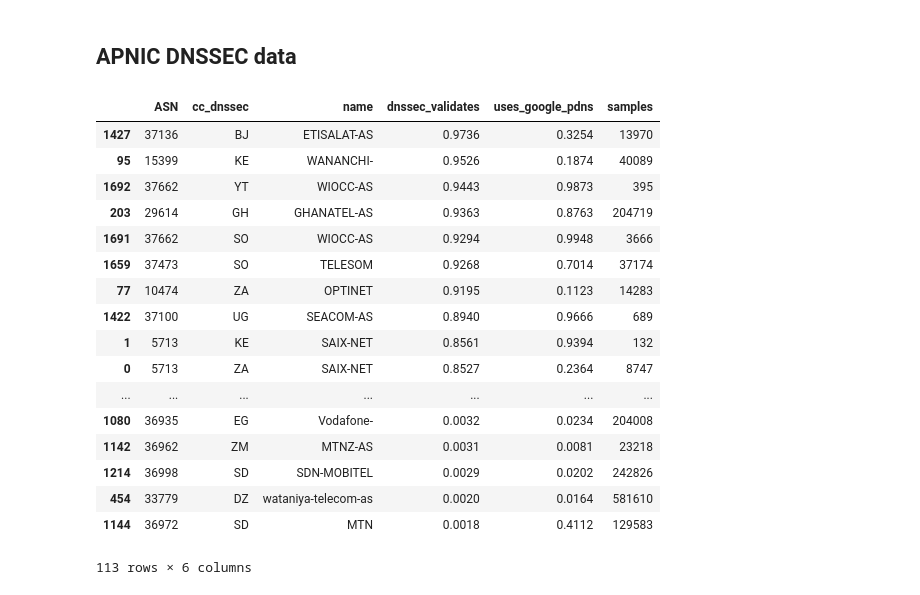
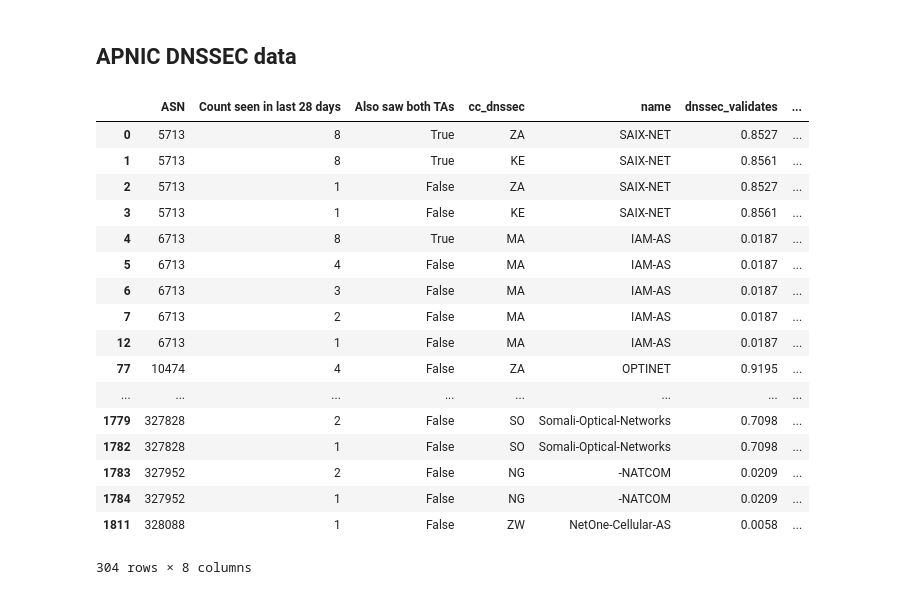
Before and after one commit to AFRINIC-Labs/ksk-rollover-africa, a Jupyter notebook: RFC8145.ipynb, the cells around one changed output. Drawn from its saved outputs; the diff is of its cells as text; code cells hidden in the pictures.

```diff
--- a/RFC8145.ipynb
+++ b/RFC8145.ipynb
@@ -138,31 +181,31 @@ df_dnssec = df_dnssec.loc[df_dnssec['dnssec_validates'] > 0]
 # %%
 df_8145_dnssec = df_8145_af.merge(df_dnssec,
               left_on="ASN", right_on="asn", how='inner')[['ASN',
+                                                           'Count seen in last 28 days',
+                                                           'Also saw both TAs',
                                                           'cc_dnssec',
                                                            'name',
                                                            'dnssec_validates',
                                                            'uses_google_pdns',
                                                            'samples'
                                                           ]]
 df_8145_dnssec = df_8145_dnssec.drop_duplicates()
+# %% [output]
+|  | ASN | Count seen in last 28 days | Also saw both TAs | cc_dnssec | name | dnssec_validates | ... |
+| 0 | 5713 | 8 | True | ZA | SAIX-NET | 0.8527 | ... |
+| 1 | 5713 | 8 | True | KE | SAIX-NET | 0.8561 | ... |
+| 2 | 5713 | 1 | False | ZA | SAIX-NET | 0.8527 | ... |
+| 3 | 5713 | 1 | False | KE | SAIX-NET | 0.8561 | ... |
+| 4 | 6713 | 8 | True | MA | IAM-AS | 0.0187 | ... |
+| 5 | 6713 | 4 | False | MA | IAM-AS | 0.0187 | ... |
+| 6 | 6713 | 3 | False | MA | IAM-AS | 0.0187 | ... |
+| 7 | 6713 | 2 | False | MA | IAM-AS | 0.0187 | ... |
+| 12 | 6713 | 1 | False | MA | IAM-AS | 0.0187 | ... |
+| 77 | 10474 | 4 | False | ZA | OPTINET | 0.9195 | ... |
+| ... | ... | ... | ... | ... | ... | ... | ... |
+| 1779 | 327828 | 2 | False | SO | Somali-Optical-Networks | 0.7098 | ... |
+| 1782 | 327828 | 1 | False | SO | Somali-Optical-Networks | 0.7098 | ... |
+| 1783 | 327952 | 2 | False | NG | -NATCOM | 0.0209 | ... |
+| 1784 | 327952 | 1 | False | NG | -NATCOM | 0.0209 | ... |
+| 1811 | 328088 | 1 | False | ZW | NetOne-Cellular-AS | 0.0058 | ... |
+304 rows × 8 columns
-# %%
-df_8145_dnssec.sort_values(by=['dnssec_validates', 'samples'], ascending=False)
-# %% [output]
-|  | ASN | cc_dnssec | name | dnssec_validates | uses_google_pdns | samples |
-| 1427 | 37136 | BJ | ETISALAT-AS | 0.9736 | 0.3254 | 13970 |
-| 95 | 15399 | KE | WANANCHI- | 0.9526 | 0.1874 | 40089 |
-| 1692 | 37662 | YT | WIOCC-AS | 0.9443 | 0.9873 | 395 |
-| 203 | 29614 | GH | GHANATEL-AS | 0.9363 | 0.8763 | 204719 |
-| 1691 | 37662 | SO | WIOCC-AS | 0.9294 | 0.9948 | 3666 |
-| 1659 | 37473 | SO | TELESOM | 0.9268 | 0.7014 | 37174 |
-| 77 | 10474 | ZA | OPTINET | 0.9195 | 0.1123 | 14283 |
-| 1422 | 37100 | UG | SEACOM-AS | 0.8940 | 0.9666 | 689 |
-| 1 | 5713 | KE | SAIX-NET | 0.8561 | 0.9394 | 132 |
-| 0 | 5713 | ZA | SAIX-NET | 0.8527 | 0.2364 | 8747 |
-| ... | ... | ... | ... | ... | ... | ... |
-| 1080 | 36935 | EG | Vodafone- | 0.0032 | 0.0234 | 204008 |
-| 1142 | 36962 | ZM | MTNZ-AS | 0.0031 | 0.0081 | 23218 |
-| 1214 | 36998 | SD | SDN-MOBITEL | 0.0029 | 0.0202 | 242826 |
-| 454 | 33779 | DZ | wataniya-telecom-as | 0.0020 | 0.0164 | 581610 |
-| 1144 | 36972 | SD | MTN | 0.0018 | 0.4112 | 129583 |
-113 rows × 6 columns
```
Also changed, not shown: parts of 8 cells of this notebook.
